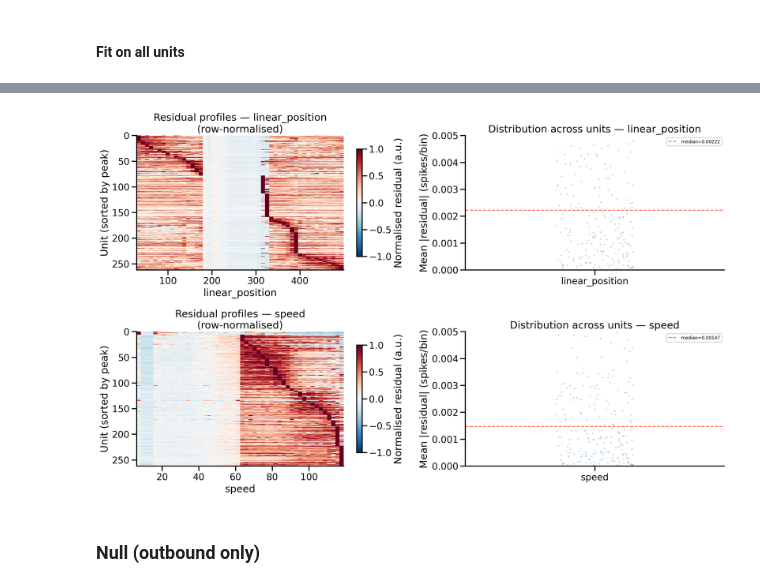
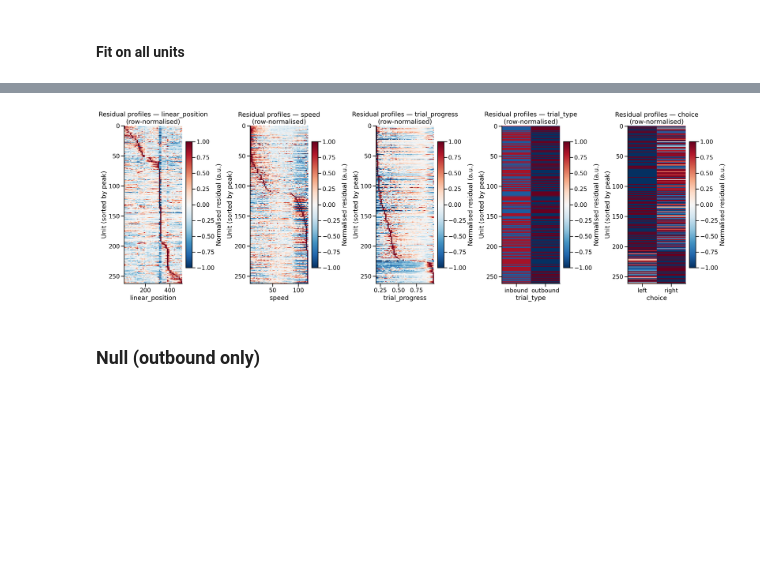
Before and after one commit to anirudh073/pfc-movement-analysis, a Jupyter notebook: notebooks/encoding.ipynb, the cells around one changed output, grey strips where cells are left out. Saved outputs shown, nothing was run; the diff lists cells and outputs as text; code cells hidden in the pictures; blank space fills up the shorter version.

Commit message:
add GLM prediction plots

```diff
--- a/notebooks/encoding.ipynb
+++ b/notebooks/encoding.ipynb
@@ -266,9 +244,17 @@ Passing `palette` without assigning `hue` is deprecated and will be removed in v
 # %%
 plot_residual_profiles(prof_null, covariate_cols=COVARIATE_COLS)
-# %%
-plot_residual_heterogeneity(prof_null)
-# %% [output]
-[figure, removed]
+# %%
+panels = {
+    "linear_position": "continuous",
+    "speed":           "continuous",
+    "trial_progress":  "continuous",
+    "trial_type":      "categorical",
+    "choice":          "categorical",
+}
+
+plot_residual_heterogeneity(prof_null, panels=panels, row_normalise=True)
+# %% [output]
+[figure, added]
 # %% [markdown]
 ### Null (outbound only)
 # %% [markdown]
```
Also changed, not shown: parts of 64 cells of this notebook, 2 other files.
